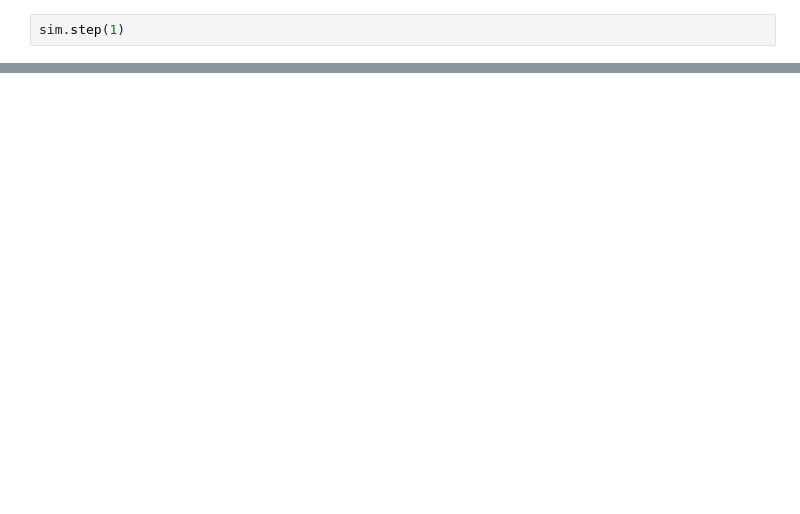
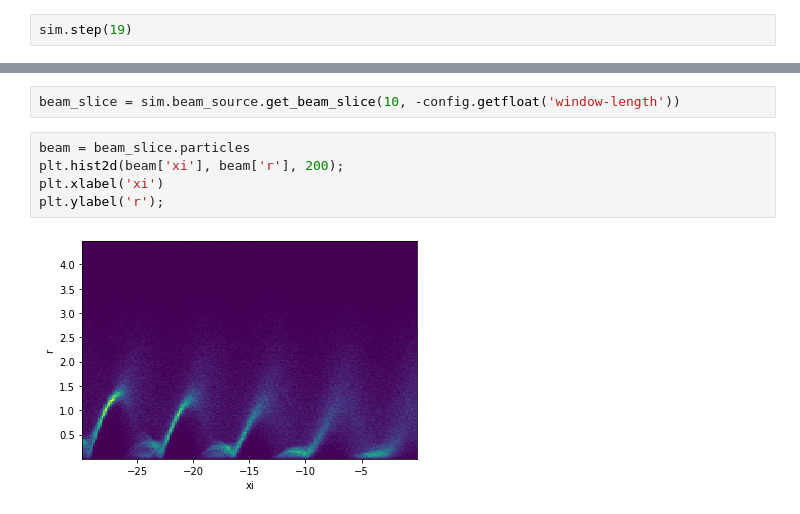
Before and after one commit to lcodePy-team/lcodePy, a Jupyter notebook: diag-test.ipynb, the cells around one changed output, grey strips where cells are left out. Cells and saved outputs as stored; diff of their text form; blank space fills up the shorter version.

```diff
--- a/diag-test.ipynb
+++ b/diag-test.ipynb
@@ -42,3 +57,3 @@ sim = Simulation(beam_pars=beam_pars, diagnostics=diagnostics)
 # %%
-sim.step(1)
+sim.step(19)
 # %% [output]
@@ -52,0 +69,9 @@ plt.plot(diagnostics.Ez)
+# %%
+beam_slice = sim.beam_source.get_beam_slice(10, -config.getfloat('window-length'))
+# %%
+beam = beam_slice.particles
+plt.hist2d(beam['xi'], beam['r'], 200);
+plt.xlabel('xi')
+plt.ylabel('r');
+# %% [output]
+[figure, added]
```
Also changed, not shown: parts of 5 cells of this notebook, 3 other files.
